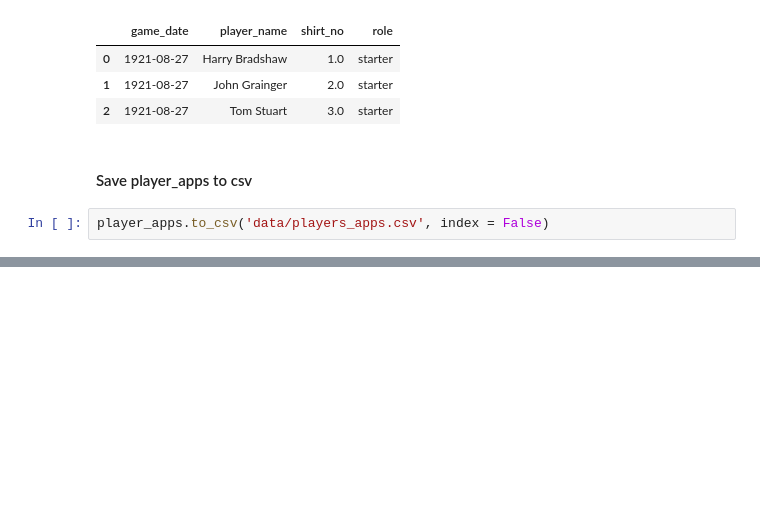
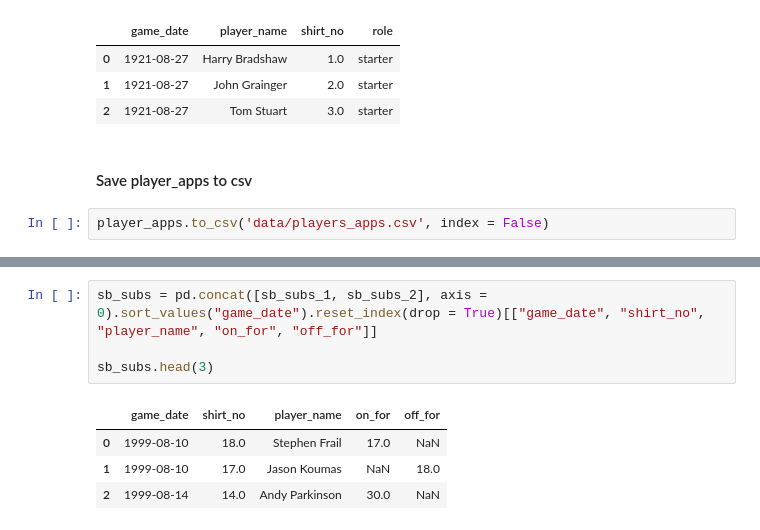
Before and after one commit to petebrown/pre-2023-data-prep, a Jupyter notebook: data-pipeline-prep.ipynb, the cells around one changed output, grey strips where cells are left out. Saved outputs shown, nothing was run; the diff lists cells and outputs as text; blank space fills up the shorter version.

```diff
--- a/data-pipeline-prep.ipynb
+++ b/data-pipeline-prep.ipynb
@@ -539,0 +634,9 @@ player_apps.to_csv('data/players_apps.csv', index = False)
+# %%
+sb_subs = pd.concat([sb_subs_1, sb_subs_2], axis = 0).sort_values("game_date").reset_index(drop = True)[["game_date", "shirt_no", "player_name", "on_for", "off_for"]]
+
+sb_subs.head(3)
+# %% [output]
+|  | game_date | shirt_no | player_name | on_for | off_for |
+| 0 | 1999-08-10 | 18.0 | Stephen Frail | 17.0 | NaN |
+| 1 | 1999-08-10 | 17.0 | Jason Koumas | NaN | 18.0 |
+| 2 | 1999-08-14 | 14.0 | Andy Parkinson | 30.0 | NaN |
```
Also changed, not shown: parts of 12 cells of this notebook, 3 other files.
